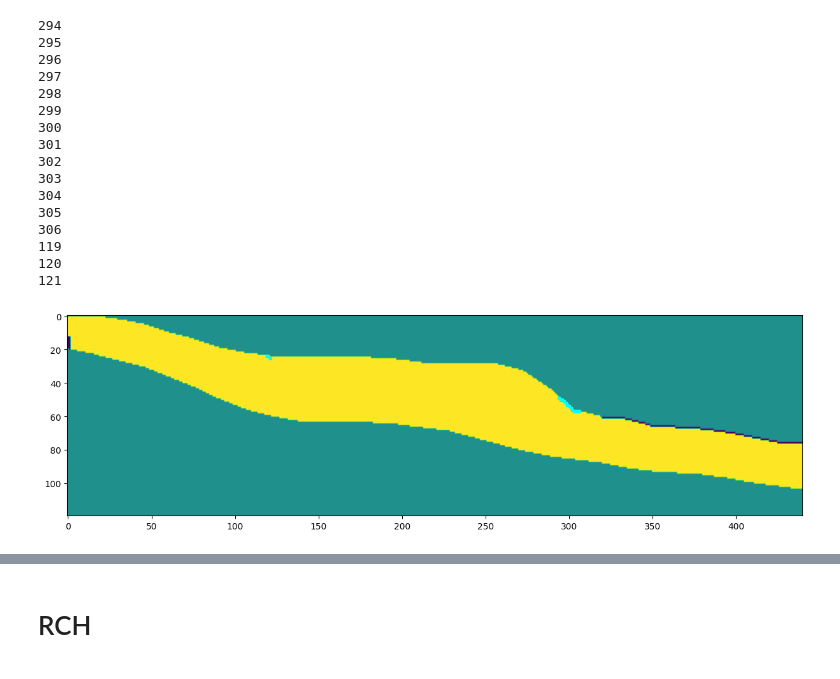
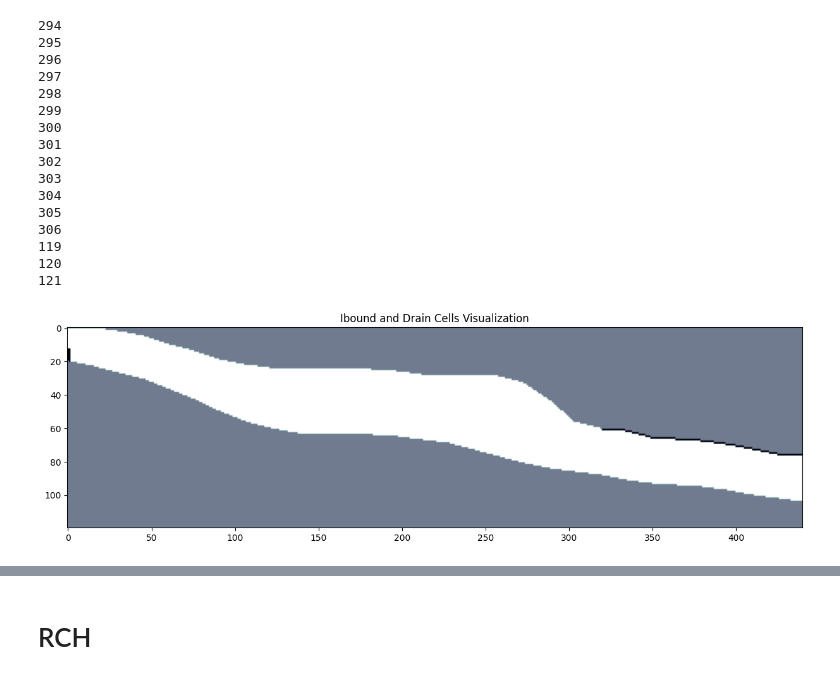
Before and after one commit to Shuyang-Wang/wasaga_model, a Jupyter notebook: wasaga_3d/v2_run_wasaga_3d.ipynb, the cells around one changed output, grey strips where cells are left out. Saved outputs shown, nothing was run; the diff lists cells and outputs as text; code cells hidden in the pictures.

```diff
--- a/wasaga_3d/v2_run_wasaga_3d.ipynb
+++ b/wasaga_3d/v2_run_wasaga_3d.ipynb
@@ -372,22 +372,21 @@ drn = flopy.modflow.ModflowDrn(model=mf, stress_period_data=drn_cell,)
 119
 120
 121
-# %%
-im = plt.imshow(ibound[:, :, 0], origin='upper')
-
-drns0 = np.unique([i for i in drn.stress_period_data.data[0] if i[2]==0])
-for i in drns0:
-    plt.scatter(i[1],i[0],c='cyan',s=5,marker='s')
-
-
-# for i in spetic_locs:
-
-#     plt.scatter([i[0],i[0],i[0],i[0]],[1,2,3,4],c='red',s=6,marker='s')
-
-
-
-plt.gcf().set_size_inches(15,10)
-plt.show()
-# %% [output]
-[figure, removed]
+# %%
+# Load your model
+model = mf
+# Plot the ibound array
+plt.imshow(model.bas6.ibound.array[:, :, 0], origin='upper', cmap='bone')
+# Plot drains for the first stress period if DRN package exists
+if model.drn:
+    for drn in np.unique(model.drn.stress_period_data[0], axis=0):
+        if drn[2] == 0:  # Checks if the drain is in the first layer
+            plt.scatter(drn[1], drn[0], c='cyan', s=5, marker='s')
+
+# Customize and display the plot
+plt.gcf().set_size_inches(15, 10)
+plt.title('Ibound and Drain Cells Visualization')
+plt.show()
+# %% [output]
+[figure, added]
 # %%
```
Also changed, not shown: parts of 7 cells of this notebook, 2 other files.
